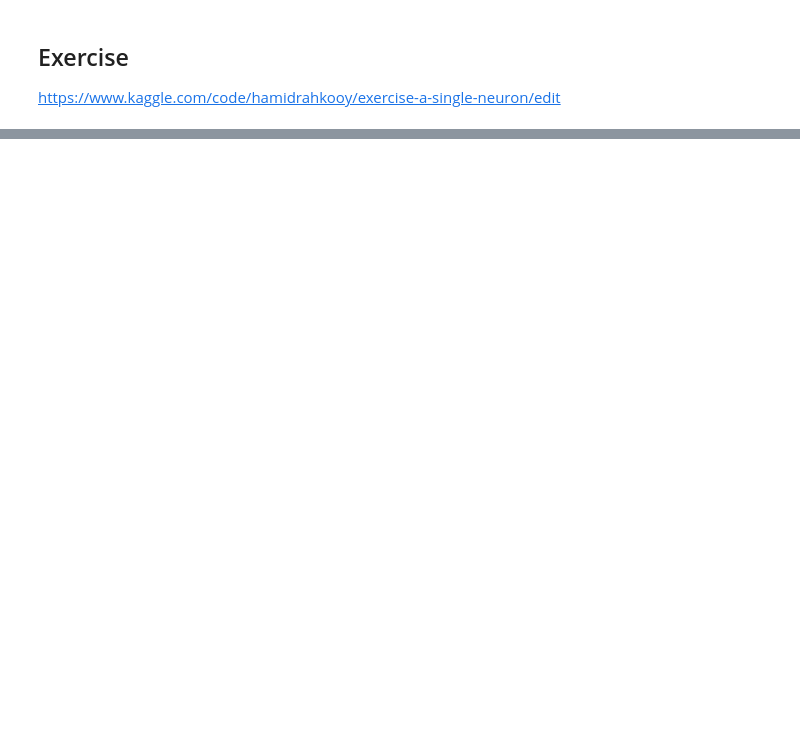
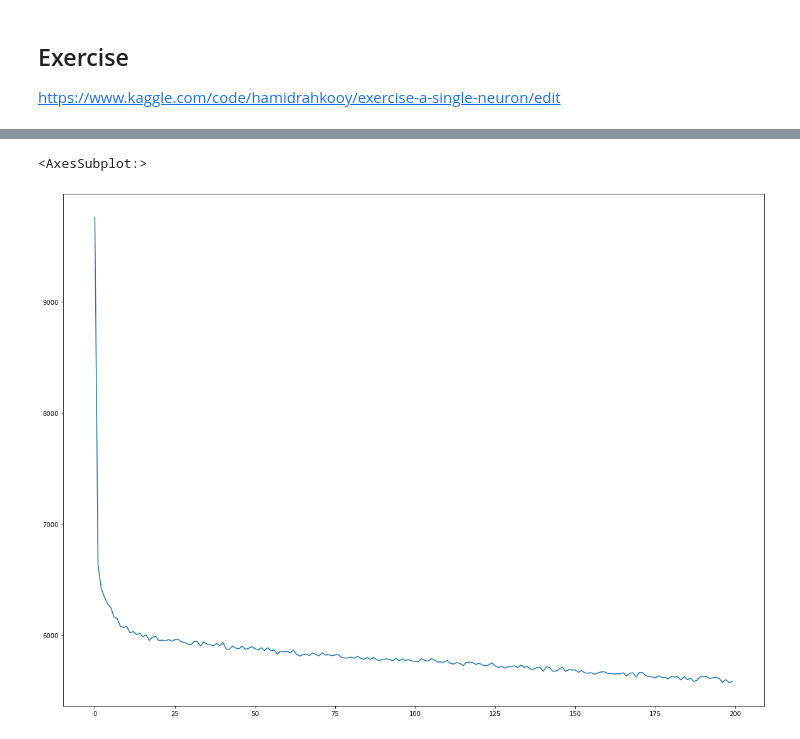
Before and after one commit to rahkooy/Machine_Learning, a Jupyter notebook: neural-net.ipynb, the cells around one changed output, grey strips where cells are left out. Cells and saved outputs as stored; diff of their text form; code cells hidden in the pictures; blank space fills up the shorter version.

```diff
--- a/neural-net.ipynb
+++ b/neural-net.ipynb
@@ -24,0 +158,5 @@ NameError: name 'final_car_data' is not defined
+# %%
+X = car_df.drop(columns='price') # training sample
+y = car_df['price']
+print(X.shape)
+print(y.shape)
@@ -24,0 +166,24 @@ NameError: name 'final_car_data' is not defined
+# %%
+#building NN model: 3 layers, 1500 neurons
+from tensorflow import keras
+from tensorflow.keras import layers
+
+model = keras.Sequential([
+    layers.Dense(512, activation='relu', input_shape = [4]), # input shape = num of cols of X
+    layers.Dense(512, activation='relu'),
+    layers.Dense(512, activation='relu'),
+    layers.Dense(1),
+])
+# %%
+# compile optimizer and loss function
+model.compile(
+    optimizer='adam', # Adam is a genral optimizer
+    loss = 'mae',
+)
+# %%
+#training: fit the model
+history = model.fit(
+    X, y,
+    batch_size=256,
+    epochs=200
+)
@@ -24,0 +208,8 @@ NameError: name 'final_car_data' is not defined
+# %%
+# convert history into a pands dataframe and plot the loss
+
+history_df = pd.DataFrame(history.history)
+history_df['loss'].plot(figsize=(20,15))
+# %% [output]
+<AxesSubplot:>
+[figure, added]
```
Also changed, not shown: parts of 39 cells of this notebook, 1 other file.
